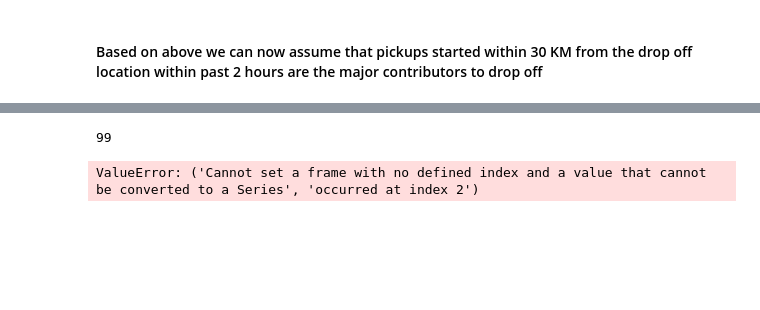
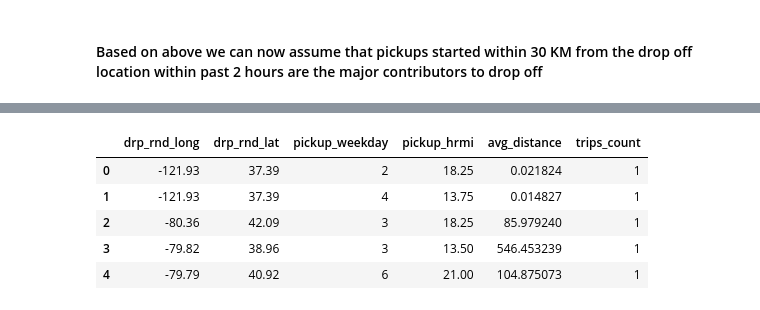
Before and after one commit to aanels/ga_homeworks, a Jupyter notebook: unit-4_project/Exploratory data analysis.ipynb, the cells around one changed output, grey strips where cells are left out. Saved outputs shown, nothing was run; the diff lists cells and outputs as text; code cells hidden in the pictures; blank space fills up the shorter version.

```diff
--- a/unit-4_project/Exploratory data analysis.ipynb
+++ b/unit-4_project/Exploratory data analysis.ipynb
@@ -437,8 +293,0 @@ ttdf
-# %%
-filter_pickups_for_distance(filter_pickups_for_duration(df, datetime(2016,3,14,17,32,30),0.25), -73.964630, 40.765602,10).pickup_dtm.count()
-# %% [output]
-99
-# %%
-ttdf['pckup_15m_10k'] = ttdf.apply(lambda r: filter_pickups_for_distance(filter_pickups_for_duration(ttdf, r['dropoff_dtm'],0.25), r['dropoff_longitude'], r['dropoff_latitude'],10).pickup_dtm.count() , axis=1)
-# %% [output]
-ValueError: ('Cannot set a frame with no defined index and a value that cannot be converted to a Series', 'occurred at index 2')
@@ -444,0 +296,11 @@ ValueError: ('Cannot set a frame with no defined index and a value that cannot b
+# %%
+dfp = pd.read_csv('./data/processed.csv')
+# %%
+dfp.head()
+# %% [output]
+|  | drp_rnd_long | drp_rnd_lat | pickup_weekday | pickup_hrmi | avg_distance | trips_count |
+| 0 | -121.93 | 37.39 | 2 | 18.25 | 0.021824 | 1 |
+| 1 | -121.93 | 37.39 | 4 | 13.75 | 0.014827 | 1 |
+| 2 | -80.36 | 42.09 | 3 | 18.25 | 85.979240 | 1 |
+| 3 | -79.82 | 38.96 | 3 | 13.50 | 546.453239 | 1 |
+| 4 | -79.79 | 40.92 | 6 | 21.00 | 104.875073 | 1 |
```
Also changed, not shown: parts of 27 cells of this notebook, 3 other files.
